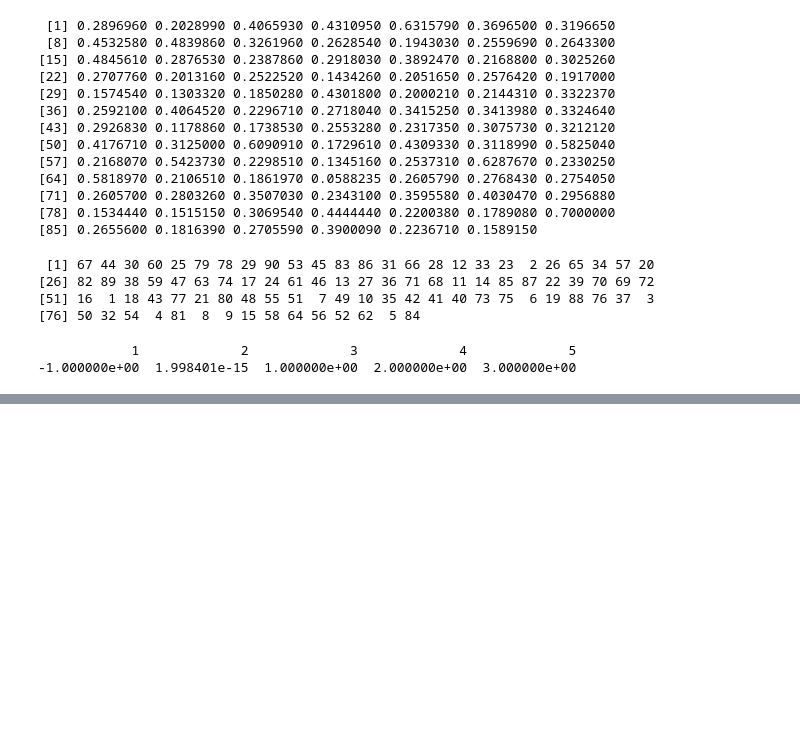
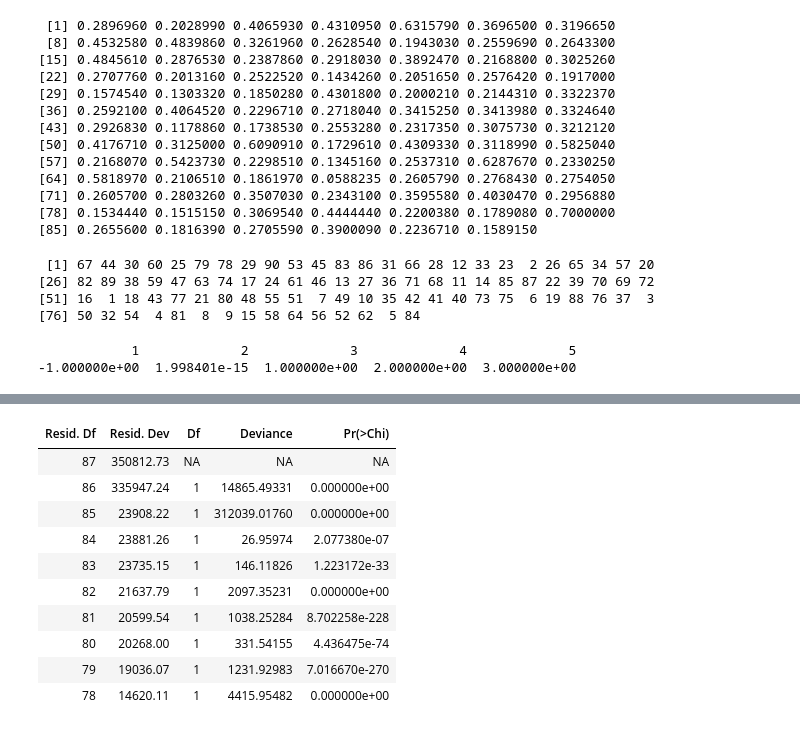
Before and after one commit to HenningAthor/SV_Crimes, a Jupyter notebook: Max/Analyse Zusammenhänge.ipynb, the cells around one changed output, grey strips where cells are left out. Cells and saved outputs as stored; diff of their text form; code cells hidden in the pictures; blank space fills up the shorter version.

```diff
--- a/Max/Analyse Zusammenhänge.ipynb
+++ b/Max/Analyse Zusammenhänge.ipynb
@@ -459,14 +285,0 @@ anova(crimesglm3.1, crimesglm3.2, crimesglm3.3, crimesglm3.4, crimesglm3.5, crim
-# %%
-# Modell 3, aber wenn zwei Einflussgrößen linearen Zusammenhang, nur eine ins Modell aufnehmen,
-#da die andere nicht mehr Information liefert
-
-crimesglm4.1 = glm(crimes ~ region, data=crimes, family=poisson(link="log"))
-crimesglm4.2 = glm(crimes ~ region + I(sqrt(density)), data=crimes, family=poisson(link="log"))
-crimesglm4.3 = glm(crimes ~ region + I(sqrt(density)) + polpc, data=crimes, family=poisson(link="log"))
-crimesglm4.3 = glm(crimes ~ region + I(sqrt(density)) + polpc + I(polpc^2), data=crimes, family=poisson(link="log"))
-crimesglm4.4 = glm(crimes ~ region + I(sqrt(density)) + polpc + I(polpc^2) + prbarr), data=crimes, family=poisson(link="log"))
-crimesglm4.4 = glm(crimes ~ region + I(sqrt(density)) + polpc + I(polpc^2) + prbarr + I(prbarr^2), data=crimes, family=poisson(link="log"))
-crimesglm4.5 = glm(crimes ~ region + I(sqrt(density)) + polpc + I(polpc^2) + prbarr + I(prbarr^2) + I(sqrt(wcon)), data=crimes, family=poisson(link="log"))
-crimesglm4.6 = glm(crimes ~ region + I(sqrt(density)) + polpc + I(polpc^2) + prbarr + I(prbarr^2) + I(sqrt(wcon)) + wtrd + I(wtrd^2), data=crimes, family=poisson(link="log"))
-
-anova(crimesglm4.1, crimesglm4.2, crimesglm4.3, crimesglm4.4, crimesglm4.5, crimesglm4.6, test="LRT")
@@ -511,0 +473,28 @@ cat( "Modell 4: ",SEP4,"\n")
+# %%
+# Modell 3, aber wenn zwei Einflussgrößen linearen Zusammenhang, nur eine ins Modell aufnehmen,
+#da die andere nicht mehr Information liefert
+
+crimesglm4.1 = glm(crimes ~ region, data=crimes, family=poisson(link="log"))
+crimesglm4.2 = glm(crimes ~ region + area, data=crimes, family=poisson(link="log"))
+crimesglm4.3 = glm(crimes ~ region + area + I(sqrt(density)), data=crimes, family=poisson(link="log"))
+crimesglm4.4 = glm(crimes ~ region + area + I(sqrt(density)) + I(sqrt(pctmin)), data=crimes, family=poisson(link="log"))
+crimesglm4.5 = glm(crimes ~ region + area + I(sqrt(density)) + I(sqrt(pctmin)) + polpc, data=crimes, family=poisson(link="log"))
+crimesglm4.6 = glm(crimes ~ region + area + I(sqrt(density)) + I(sqrt(pctmin)) + polpc + I(polpc^2), data=crimes, family=poisson(link="log"))
+crimesglm4.7 = glm(crimes ~ region + area + I(sqrt(density)) + I(sqrt(pctmin)) + polpc + I(polpc^2) + I(log(prbarr)), data=crimes, family=poisson(link="log"))
+crimesglm4.8 = glm(crimes ~ region + area + I(sqrt(density)) + I(sqrt(pctmin)) + polpc + I(polpc^2) + I(log(prbarr)) + I(sqrt(wcon)), data=crimes, family=poisson(link="log"))
+crimesglm4.9 = glm(crimes ~ region + area + I(sqrt(density)) + I(sqrt(pctmin)) + polpc + I(polpc^2) + I(log(prbarr)) + I(sqrt(wcon)) + wtrd, data=crimes, family=poisson(link="log"))
+crimesglm4.10 = glm(crimes ~ region + area + I(sqrt(density)) + I(sqrt(pctmin)) + polpc + I(polpc^2) + I(log(prbarr)) + I(sqrt(wcon)) + wtrd + I(wtrd^2), data=crimes, family=poisson(link="log"))
+
+anova(crimesglm4.1, crimesglm4.2, crimesglm4.3, crimesglm4.4, crimesglm4.5, crimesglm4.6, crimesglm4.7, crimesglm4.8, crimesglm4.9, crimesglm4.10, test="LRT")
+# %% [output]
+| Resid. Df | Resid. Dev | Df | Deviance | Pr(>Chi) |
+| 87 | 350812.73 | NA | NA | NA |
+| 86 | 335947.24 | 1 | 14865.49331 | 0.000000e+00 |
+| 85 | 23908.22 | 1 | 312039.01760 | 0.000000e+00 |
+| 84 | 23881.26 | 1 | 26.95974 | 2.077380e-07 |
+| 83 | 23735.15 | 1 | 146.11826 | 1.223172e-33 |
+| 82 | 21637.79 | 1 | 2097.35231 | 0.000000e+00 |
+| 81 | 20599.54 | 1 | 1038.25284 | 8.702258e-228 |
+| 80 | 20268.00 | 1 | 331.54155 | 4.436475e-74 |
+| 79 | 19036.07 | 1 | 1231.92983 | 7.016670e-270 |
+| 78 | 14620.11 | 1 | 4415.95482 | 0.000000e+00 |
```
Also changed, not shown: parts of 23 cells of this notebook.
